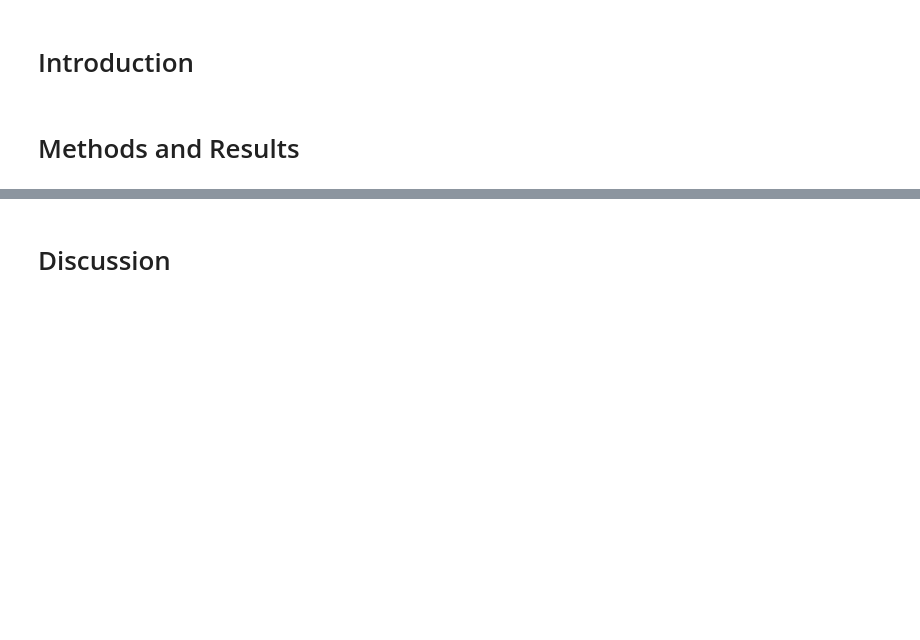
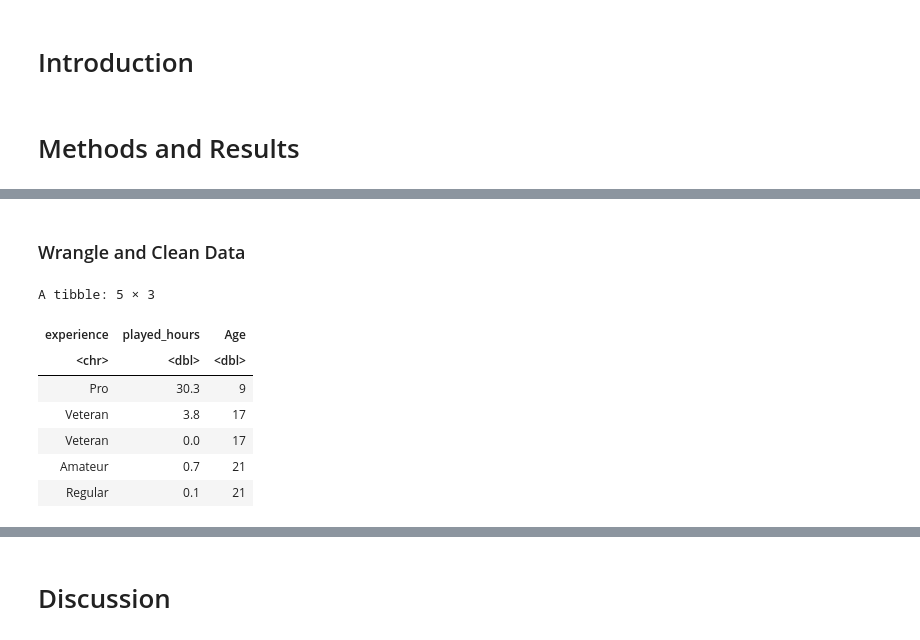
Before and after one commit to azoli113/DSCI100-Project-Group-006-36, a Jupyter notebook: Final Project.ipynb, the cells around one changed output, grey strips where cells are left out. Cells and saved outputs as stored; diff of their text form; code cells hidden in the pictures; blank space fills up the shorter version.

```diff
--- a/Final Project.ipynb
+++ b/Final Project.ipynb
@@ -34,0 +53,14 @@ ERROR: Error in read_csv("https://raw.githubusercontent.com/lilypurdy/toy_ds_pro
+# %% [markdown]
+### Wrangle and Clean Data
+# %%
+players <- file_1 |> select(-hashedEmail, -subscribe, -name, -gender)
+head(players, 5)
+# %% [output]
+A tibble: 5 × 3
+| experience | played_hours | Age |
+| <chr> | <dbl> | <dbl> |
+| Pro | 30.3 | 9 |
+| Veteran | 3.8 | 17 |
+| Veteran | 0.0 | 17 |
+| Amateur | 0.7 | 21 |
+| Regular | 0.1 | 21 |
```
Also changed, not shown: parts of 7 cells of this notebook.
